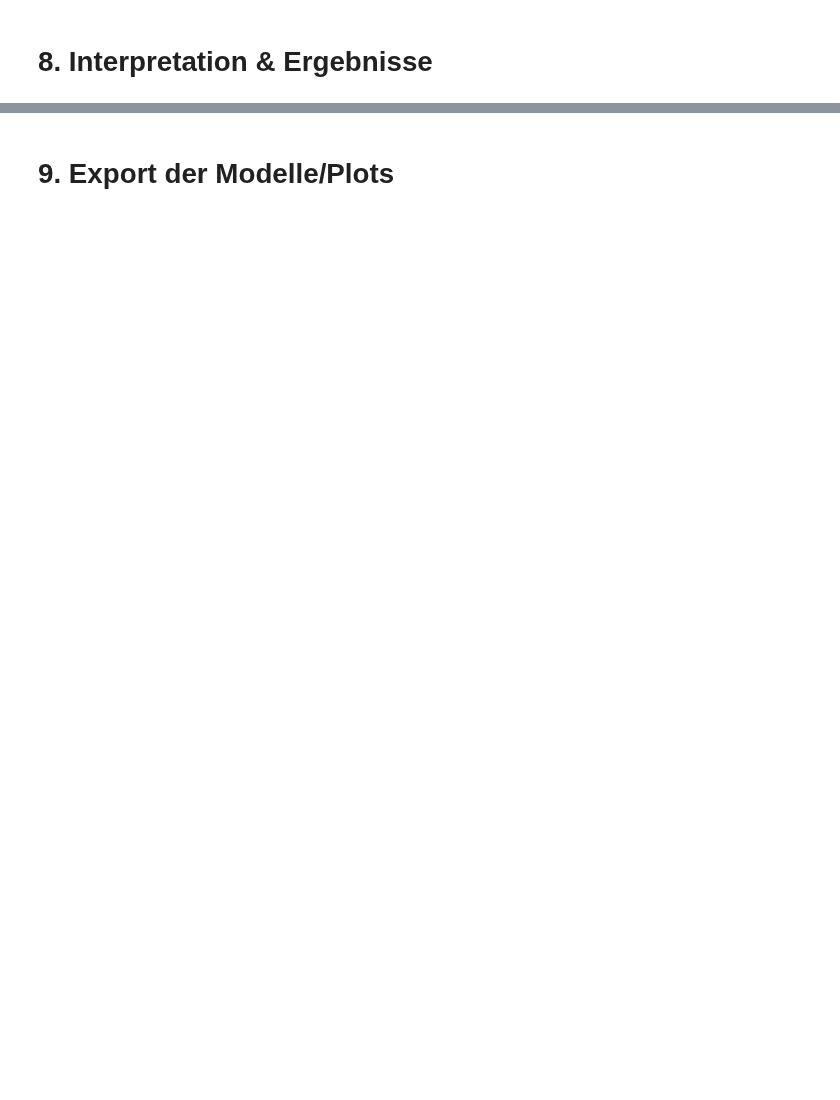
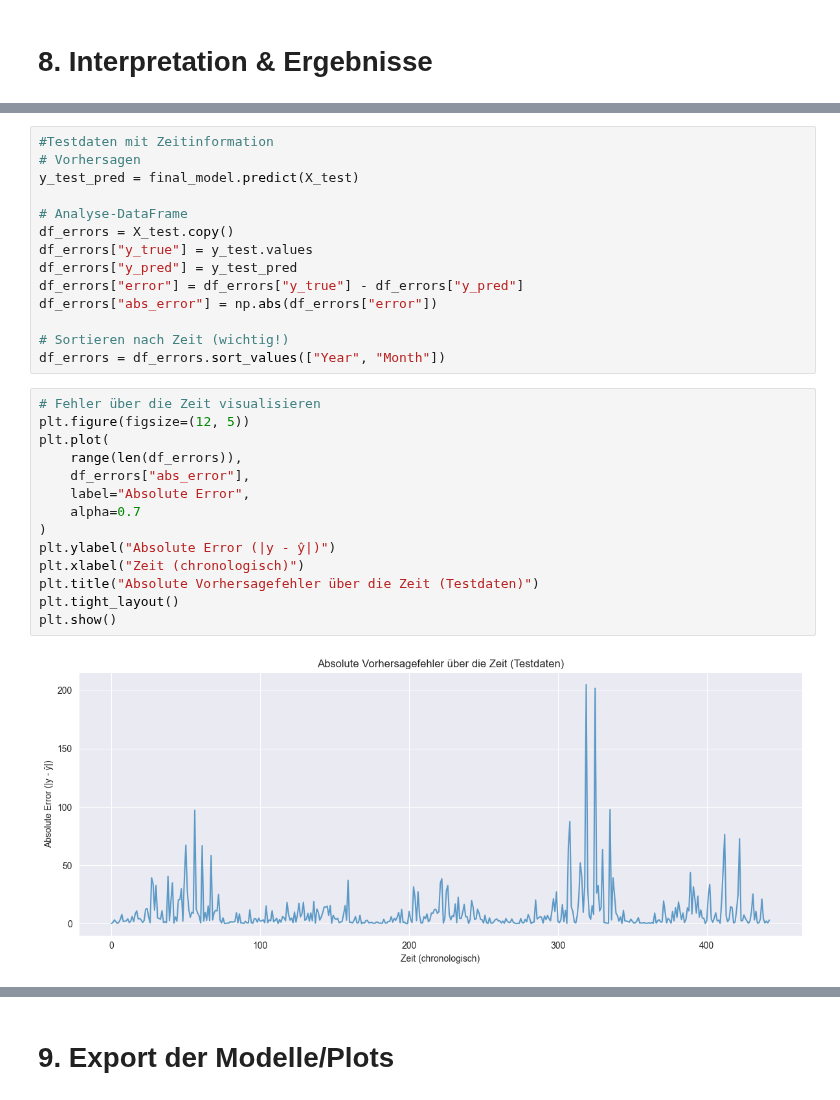
Before and after one commit to yajoka/firewatch, a Jupyter notebook: notebook/firewatch.ipynb, the cells around one changed output, grey strips where cells are left out. Cells and saved outputs as stored; diff of their text form; blank space fills up the shorter version.

```diff
--- a/notebook/firewatch.ipynb
+++ b/notebook/firewatch.ipynb
@@ -615,0 +731,30 @@ Test → MAE: 10.53, RMSE: 24.41
+# %%
+#Testdaten mit Zeitinformation
+# Vorhersagen
+y_test_pred = final_model.predict(X_test)
+
+# Analyse-DataFrame
+df_errors = X_test.copy()
+df_errors["y_true"] = y_test.values
+df_errors["y_pred"] = y_test_pred
+df_errors["error"] = df_errors["y_true"] - df_errors["y_pred"]
+df_errors["abs_error"] = np.abs(df_errors["error"])
+
+# Sortieren nach Zeit (wichtig!)
+df_errors = df_errors.sort_values(["Year", "Month"])
+# %%
+# Fehler über die Zeit visualisieren
+plt.figure(figsize=(12, 5))
+plt.plot(
+    range(len(df_errors)),
+    df_errors["abs_error"],
+    label="Absolute Error",
+    alpha=0.7
+)
+plt.ylabel("Absolute Error (|y - ŷ|)")
+plt.xlabel("Zeit (chronologisch)")
+plt.title("Absolute Vorhersagefehler über die Zeit (Testdaten)")
+plt.tight_layout()
+plt.show()
+# %% [output]
+[figure, added]
```
Also changed, not shown: parts of 16 cells of this notebook, 2 other files.
